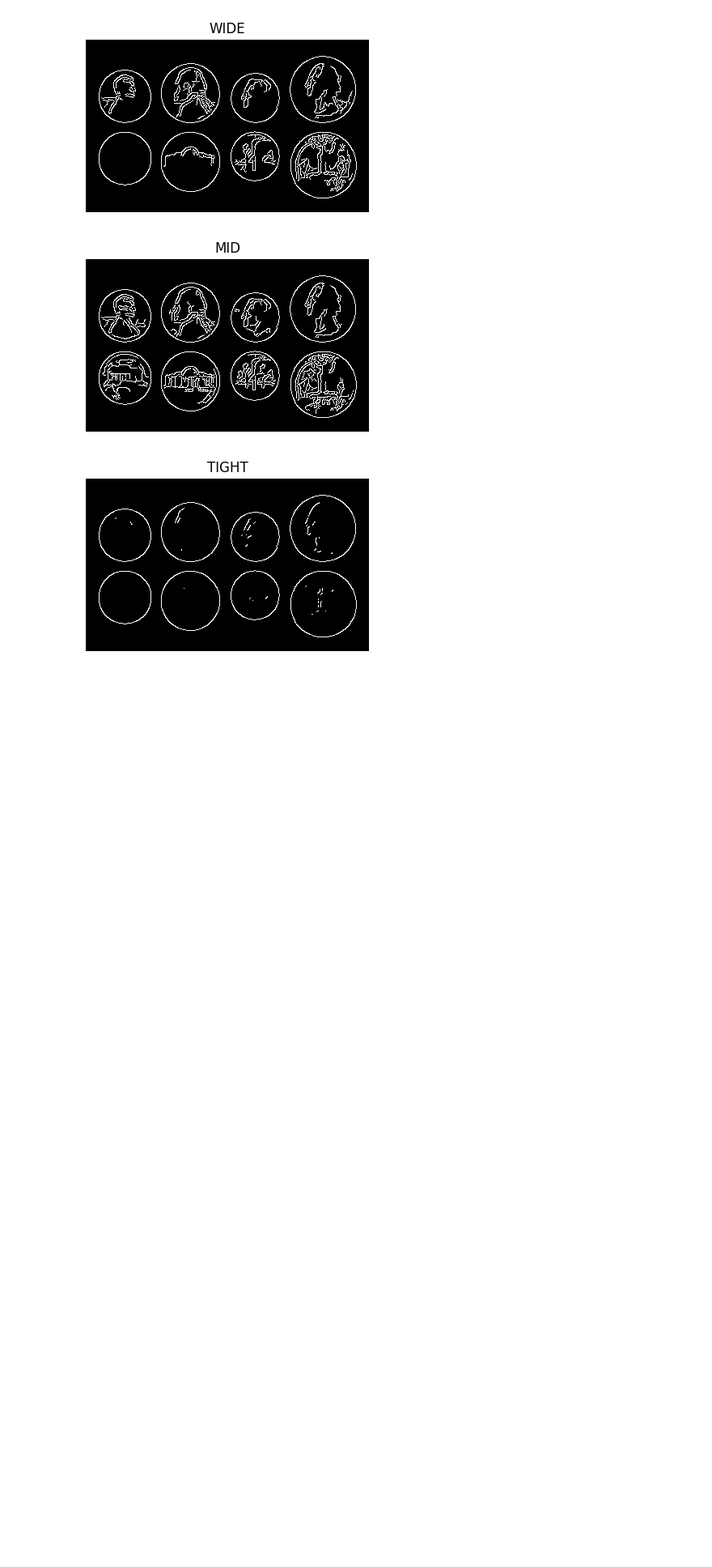
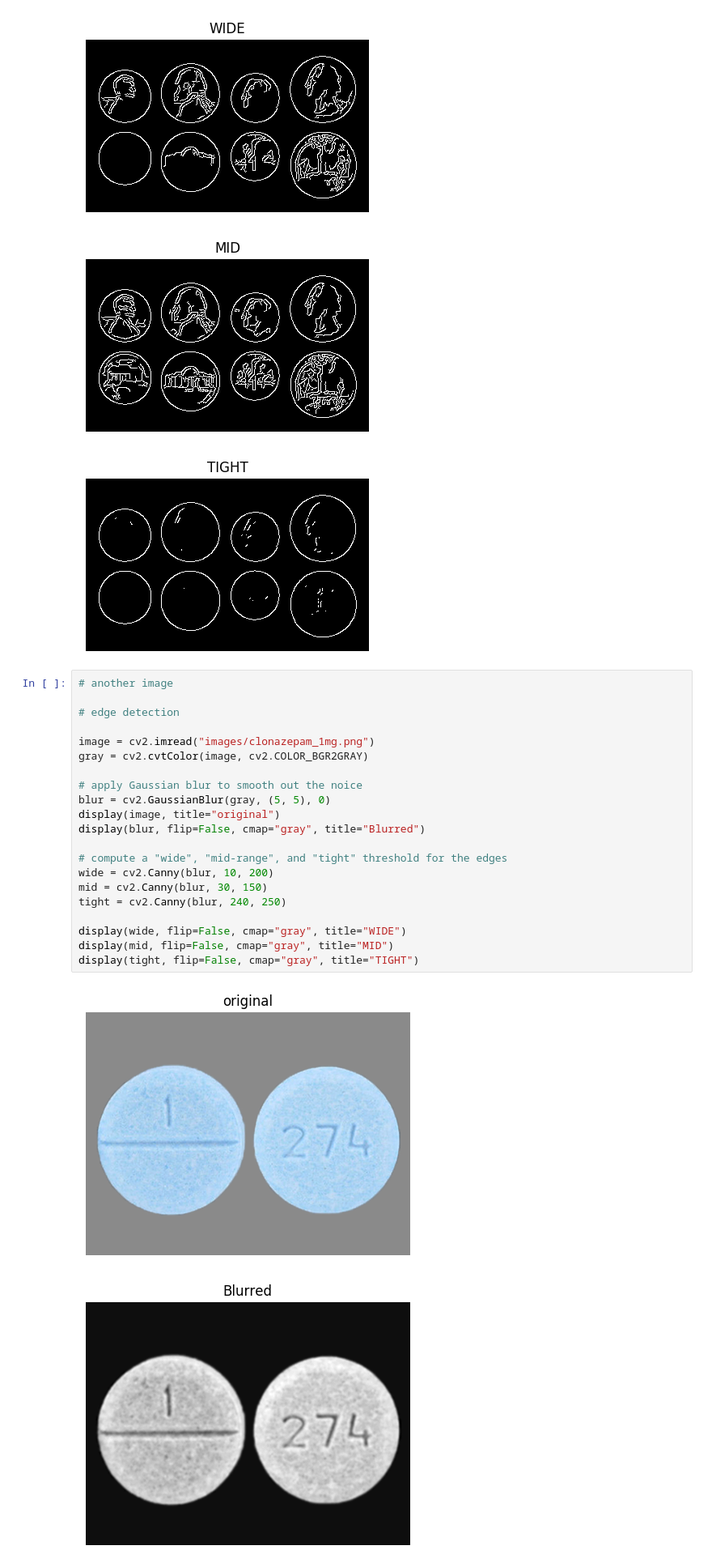
Before and after one commit to KarthikKothareddy/pisgurus, a Jupyter notebook: edge_detection.ipynb, the cells around one changed output. Shown at 81% size. Saved outputs shown, nothing was run; the diff lists cells and outputs as text; blank space fills up the shorter version.

Commit message:
canny

```diff
--- a/edge_detection.ipynb
+++ b/edge_detection.ipynb
@@ -63,3 +66,27 @@ display(tight, flip=False, cmap="gray", title="TIGHT")
 [figure]
 [figure]
 [figure]
+# %%
+# another image
+
+# edge detection
+
+image = cv2.imread("images/clonazepam_1mg.png")
+gray = cv2.cvtColor(image, cv2.COLOR_BGR2GRAY)
+
+# apply Gaussian blur to smooth out the noice
+blur = cv2.GaussianBlur(gray, (5, 5), 0)
+display(image, title="original")
+display(blur, flip=False, cmap="gray", title="Blurred")
+
+# compute a "wide", "mid-range", and "tight" threshold for the edges
+wide = cv2.Canny(blur, 10, 200)
+mid = cv2.Canny(blur, 30, 150)
+tight = cv2.Canny(blur, 240, 250)
+
+display(wide, flip=False, cmap="gray", title="WIDE")
+display(mid, flip=False, cmap="gray", title="MID")
+display(tight, flip=False, cmap="gray", title="TIGHT")
+# %% [output]
+[figure, added]
+[figure, added]
```
Also changed, not shown: parts of 5 cells of this notebook, 1 other file.
